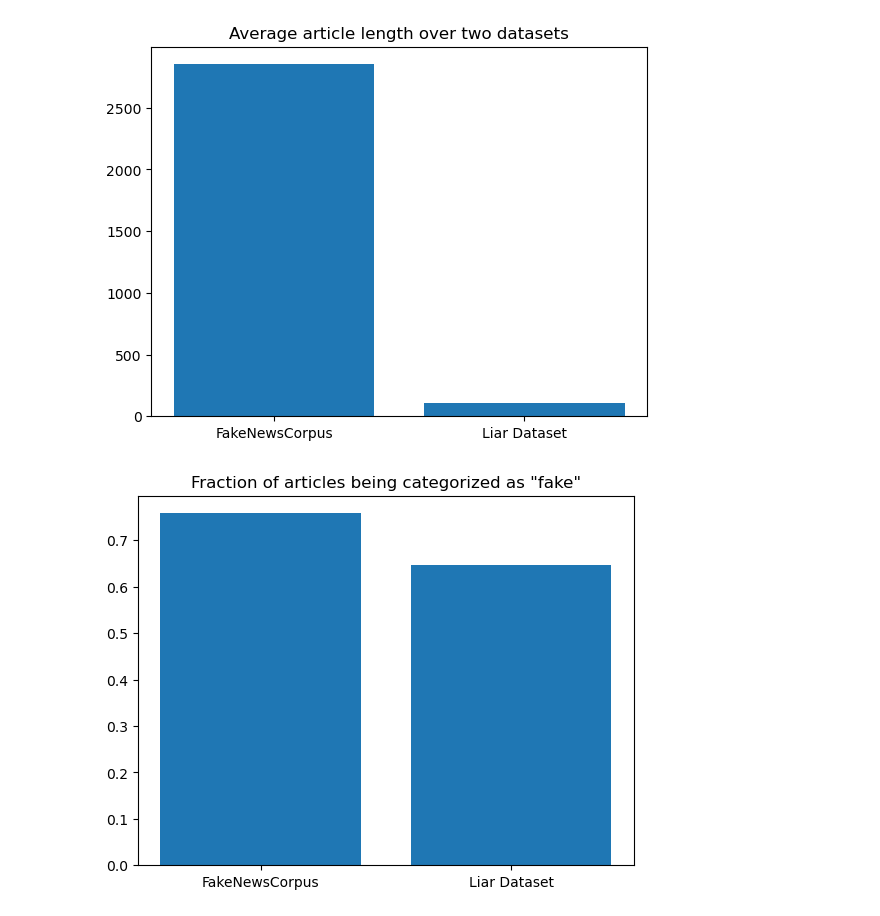
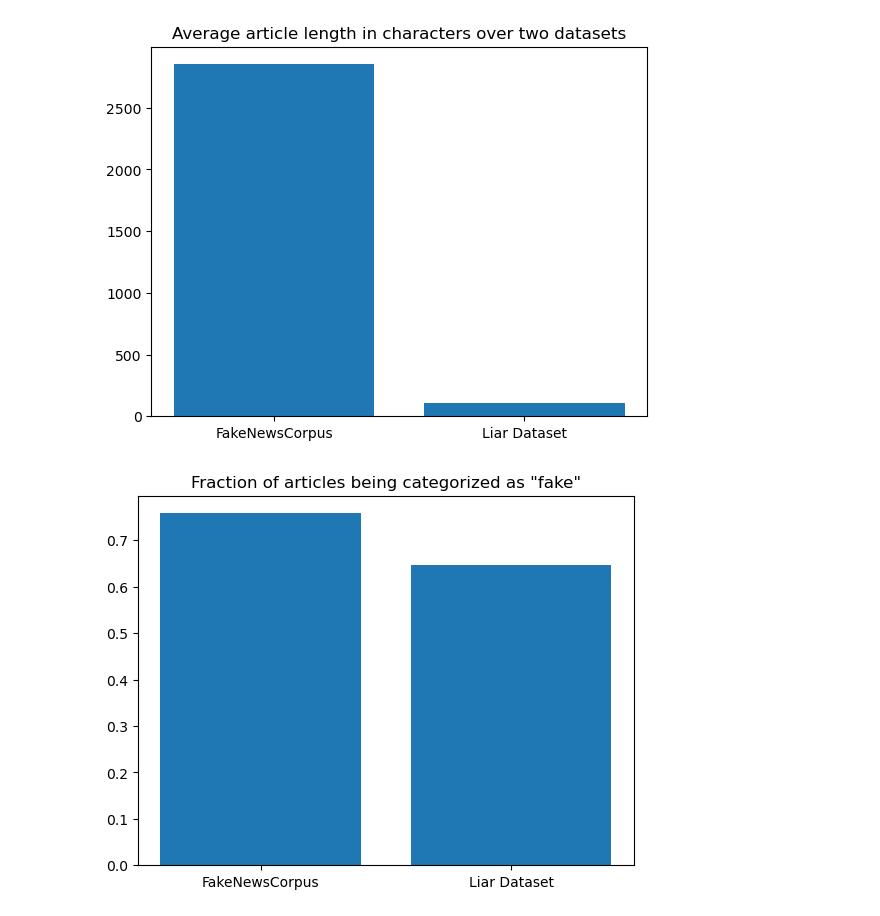
Before and after one commit to karlaugustnybo/Fake-News-Project, a Jupyter notebook: news/news_part_5.ipynb, the cells around one changed output. Saved outputs shown, nothing was run; the diff lists cells and outputs as text; code cells hidden in the pictures.

```diff
--- a/news/news_part_5.ipynb
+++ b/news/news_part_5.ipynb
@@ -6,21 +6,22 @@ import joblib
 # %%
 # Barplot over article counts
 df_news = pl.read_csv('data/995,000_rows.csv', ignore_errors=True)
 df_liar = pl.read_csv('liar_dataset/aggregated.csv')
 
 def get_avg_len(series):
     return (series.str.len_chars().mean())
 
 x_lab = ['FakeNewsCorpus', 'Liar Dataset']
 # Average length of articles
 news_avg = get_avg_len(df_news['content'])
 liar_avg = get_avg_len(df_liar['title'])
 
 plt.bar(x_lab, [news_avg, liar_avg])
-plt.title('Average article length over two datasets')
+plt.title('Average article length in characters over two datasets')
+plt.savefig('data/dataset_len_avg.png')
 plt.show()
 # %% [output]
-[figure, old version]
+[figure, new version]
 # %%
 # Fraction of articles being classified as fake
 y_news = pd.read_csv('data/y_train')['isfake']
```
Also changed, not shown: parts of 2 cells of this notebook, 1 other file.
